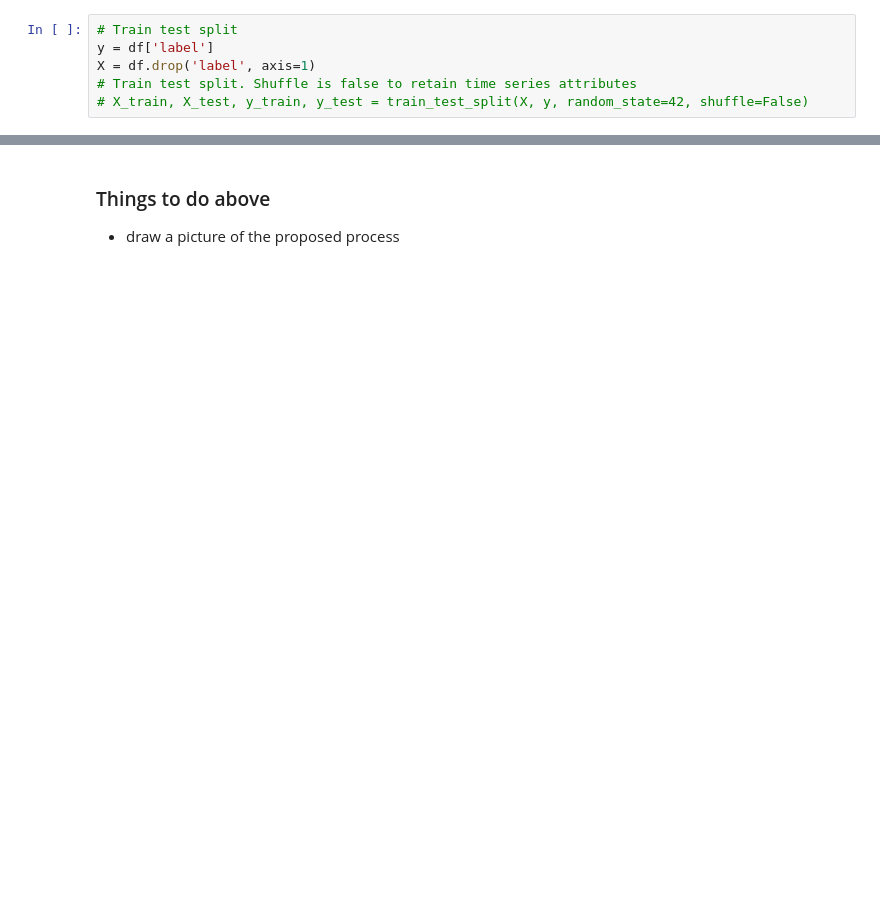
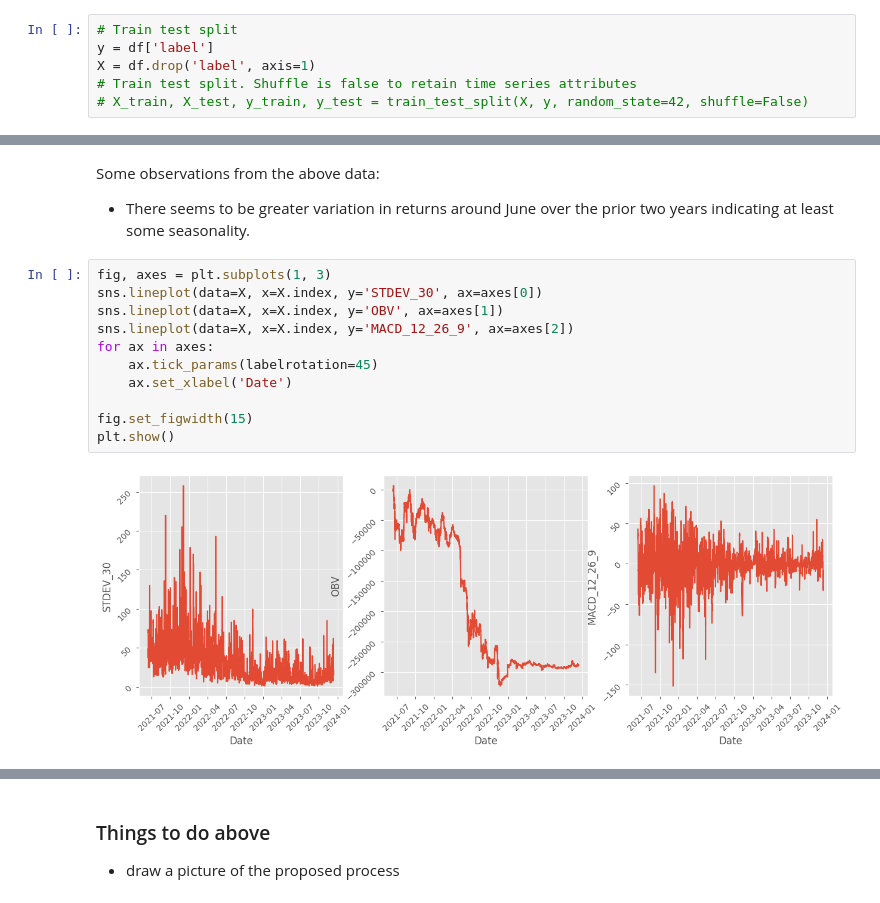
Before and after one commit to will-j-c/cqf_final_project_DL, a Jupyter notebook: report.ipynb, the cells around one changed output, grey strips where cells are left out. Saved outputs shown, nothing was run; the diff lists cells and outputs as text; blank space fills up the shorter version.

```diff
--- a/report.ipynb
+++ b/report.ipynb
@@ -217,0 +237,17 @@ X = df.drop('label', axis=1)
+# %% [markdown]
+Some observations from the above data:
+
+- There seems to be greater variation in returns around June over the prior two years indicating at least some seasonality.
+# %%
+fig, axes = plt.subplots(1, 3)
+sns.lineplot(data=X, x=X.index, y='STDEV_30', ax=axes[0])
+sns.lineplot(data=X, x=X.index, y='OBV', ax=axes[1])
+sns.lineplot(data=X, x=X.index, y='MACD_12_26_9', ax=axes[2])
+for ax in axes:
+    ax.tick_params(labelrotation=45)
+    ax.set_xlabel('Date')
+
+fig.set_figwidth(15)
+plt.show()
+# %% [output]
+[figure, added]
```
Also changed, not shown: parts of 21 cells of this notebook.
